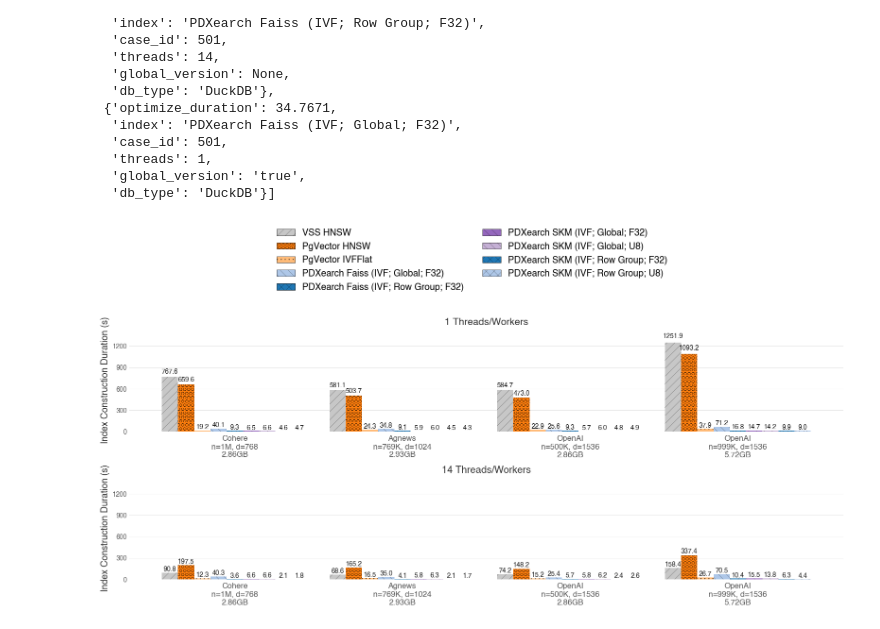
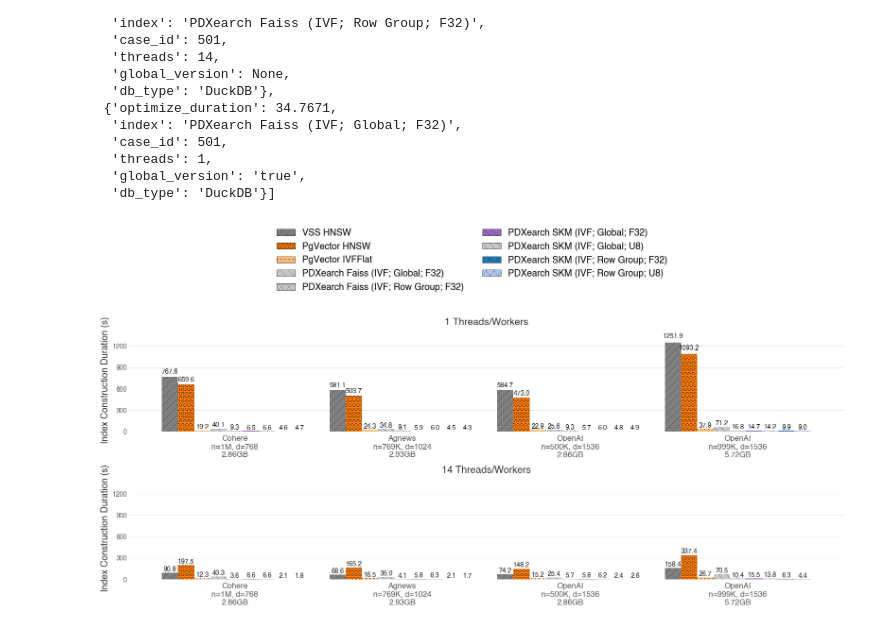
Before and after one commit to Noorts/vss-benchmarks, a Jupyter notebook: analysis/index_creation.ipynb, the cells around one changed output. Cells and saved outputs as stored; diff of their text form; code cells hidden in the pictures.

Commit message:
feat: make misc. systems gray in index creation plot

```diff
--- a/analysis/index_creation.ipynb
+++ b/analysis/index_creation.ipynb
@@ -255,11 +255,11 @@ try:
 except (AttributeError, KeyError):
     cmap = plt.cm.get_cmap('tab20')
 index_colors = {
-    "VSS HNSW": cmap(15),
-    "PDXearch Faiss (IVF; Global; F32)": cmap(1),
-    "PDXearch Faiss (IVF; Row Group; F32)": cmap(0),
+    "VSS HNSW": cmap(14),
+    "PDXearch Faiss (IVF; Global; F32)": cmap(15),
+    "PDXearch Faiss (IVF; Row Group; F32)": cmap(15),
     "PDXearch SKM (IVF; Global; F32)": cmap(8),
-    "PDXearch SKM (IVF; Global; U8)": cmap(9),
+    "PDXearch SKM (IVF; Global; U8)": cmap(15),
     "PDXearch SKM (IVF; Row Group; F32)": cmap(0),
     "PDXearch SKM (IVF; Row Group; U8)": cmap(1),
     "PgVector HNSW": cmap(2),
@@ -371,31 +371,31 @@ for ax_idx, target_threads in enumerate([1, 14]):
     ax.spines['right'].set_visible(False)
     ax.spines['left'].set_visible(False)
     ax.spines['bottom'].set_visible(False)
 
     # Y-axis limits and locator (use same limits as graph 1)
     ax.set_ylim(0, shared_max_y)
     ax.yaxis.set_major_locator(MaxNLocator(nbins=5))
 
     ax.tick_params(axis='y', colors=tick_fonts_color)
     ax.tick_params(axis='both', length=0)
     ax.tick_params(axis='x', pad=5)  # Increase spacing between x-axis labels and axis
 
 # Shared legend - create handles for all index types
 import math
 from matplotlib.patches import Patch
 legend_handles = []
 legend_labels = []
 for index_type in all_index_types:
     color = index_colors.get(index_type, "#808080")
     hatch = index_hatches.get(index_type, "")
     legend_handles.append(Patch(facecolor=color, hatch=hatch, edgecolor='black', linewidth=0.5))
     legend_labels.append(index_type)
 
 fig.legend(legend_handles, legend_labels, loc="upper center", ncols=2,
           frameon=False, fontsize=label_fontsize, bbox_to_anchor=(0.5, 1.04))
 
 fig.tight_layout(rect=[0, 0, 1, 0.80])
 # plt.show()
 plt.savefig("index_creation.png", dpi=300, bbox_inches='tight')
 # %% [output]
-[figure, old version]
+[figure, new version]
```
